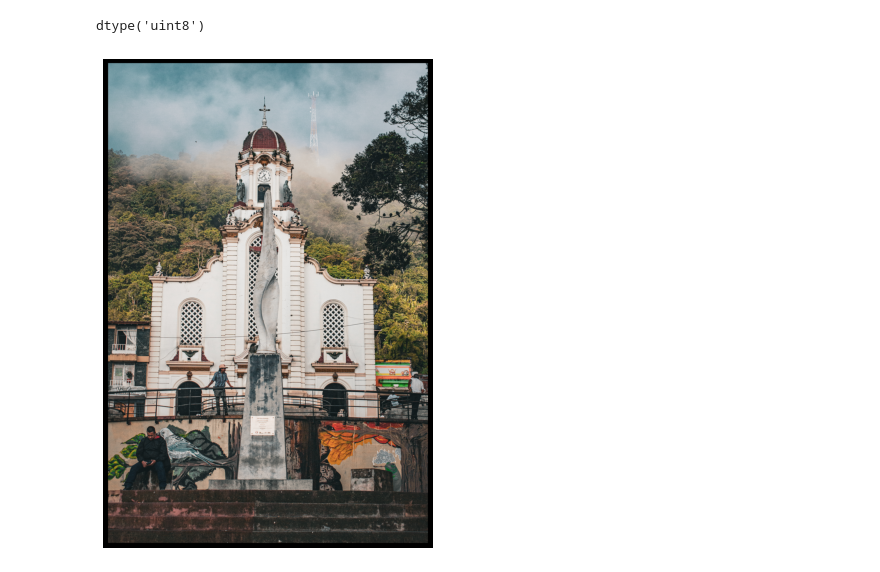
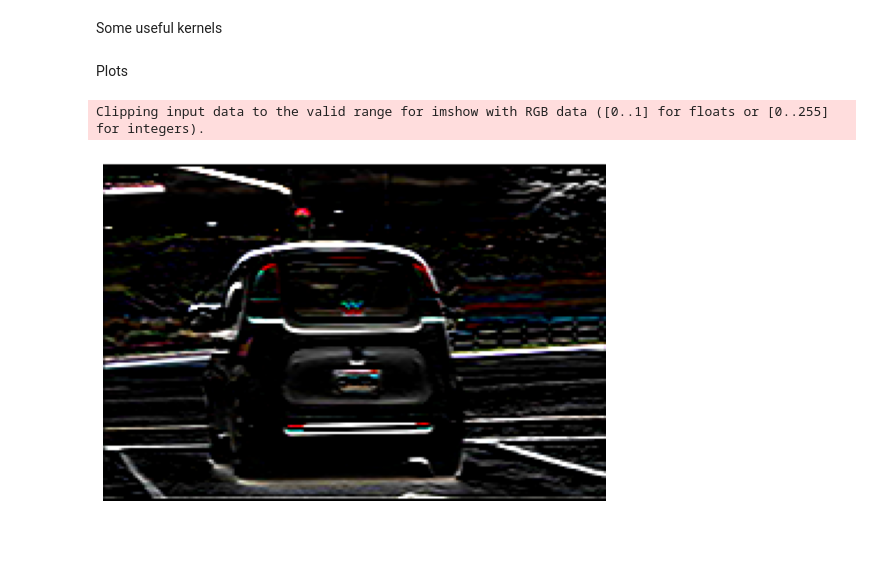
Before and after one commit to hplbrayan/Fun-with-Python, a Jupyter notebook: Image_convolution/Convolutions.ipynb, the cells around one changed output. Saved outputs shown, nothing was run; the diff lists cells and outputs as text; code cells hidden in the pictures; blank space fills up the shorter version.

Commit message:
Convolutions 1.First algorithm (improve) + some kernels

```diff
--- a/Image_convolution/Convolutions.ipynb
+++ b/Image_convolution/Convolutions.ipynb
@@ -24,4 +54,6 @@ def convolution(img, kernel, edges="extend"):
 # %%
-img = image.imread("./free-photo-of-saint-anne-parish-in-antioquia.jpeg")
+#Load the image
+#img = image.imread("./free-photo-of-saint-anne-parish-in-antioquia.jpeg")
+img = image.imread("./car.png")[:,:,0:3]
 img.shape
 # %% [output]
@@ -28,0 +69,2 @@ img.shape
+# %% [markdown]
+Some useful kernels
@@ -29,14 +113,18 @@ img.shape
 # %%
-kernel_1 = np.zeros((11,11))
-kernel_1.shape[0]
-
-img_2 = convolution(img, kernel_1)
+img_identity = convolution(img, k_identity)
+img_edge1    = convolution(img, k_edge1)
+img_edge2    = convolution(img, k_edge2)
+img_blur     = convolution(img, k_blur)
+img_sobelh   = convolution(img, k_sobelh)
+img_sobelv   = convolution(img, k_sobelv)
+img_canny    = convolution(img, k_canny)
-# %% [output]
-dtype('uint8')
+# %% [markdown]
+Plots
 # %%
 fig, ax = plt.subplots(figsize=(9,9))
-ax.imshow(img_2)
+ax.imshow(img_sobelh)
 ax.axis(False)
 plt.show()
 # %% [output]
+Clipping input data to the valid range for imshow with RGB data ([0..1] for floats or [0..255] for integers).
-[figure, old version]
+[figure, new version]
```
Also changed, not shown: parts of 6 cells of this notebook.
